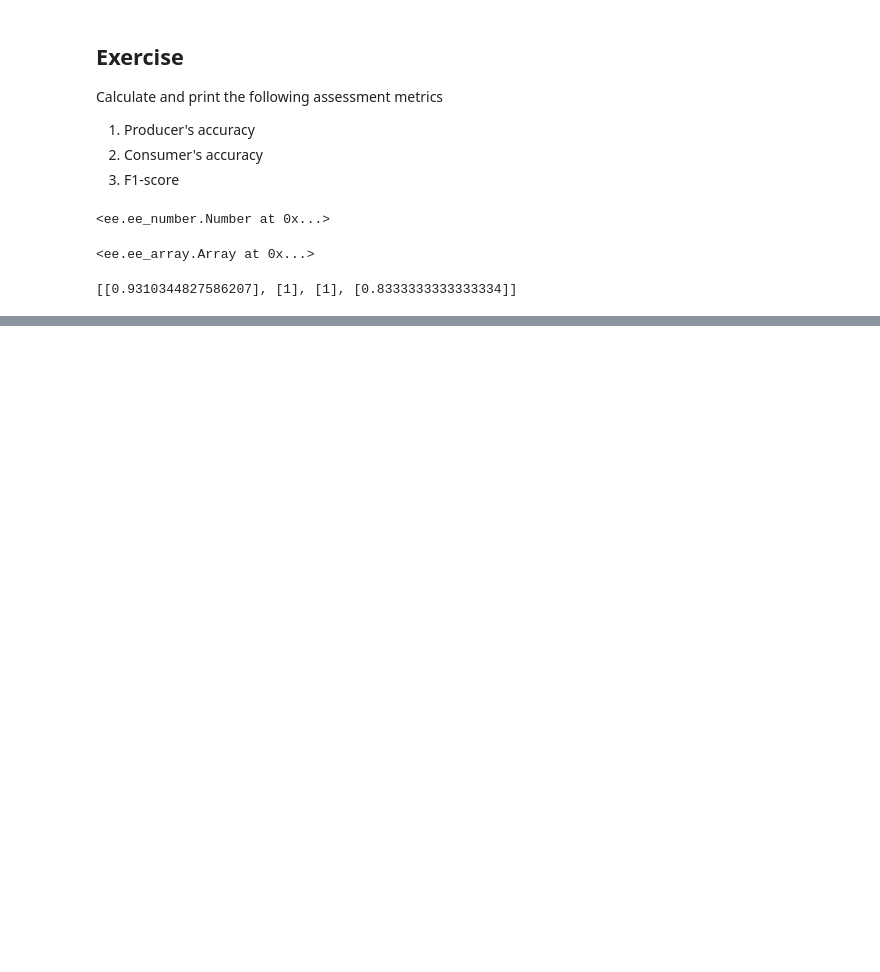
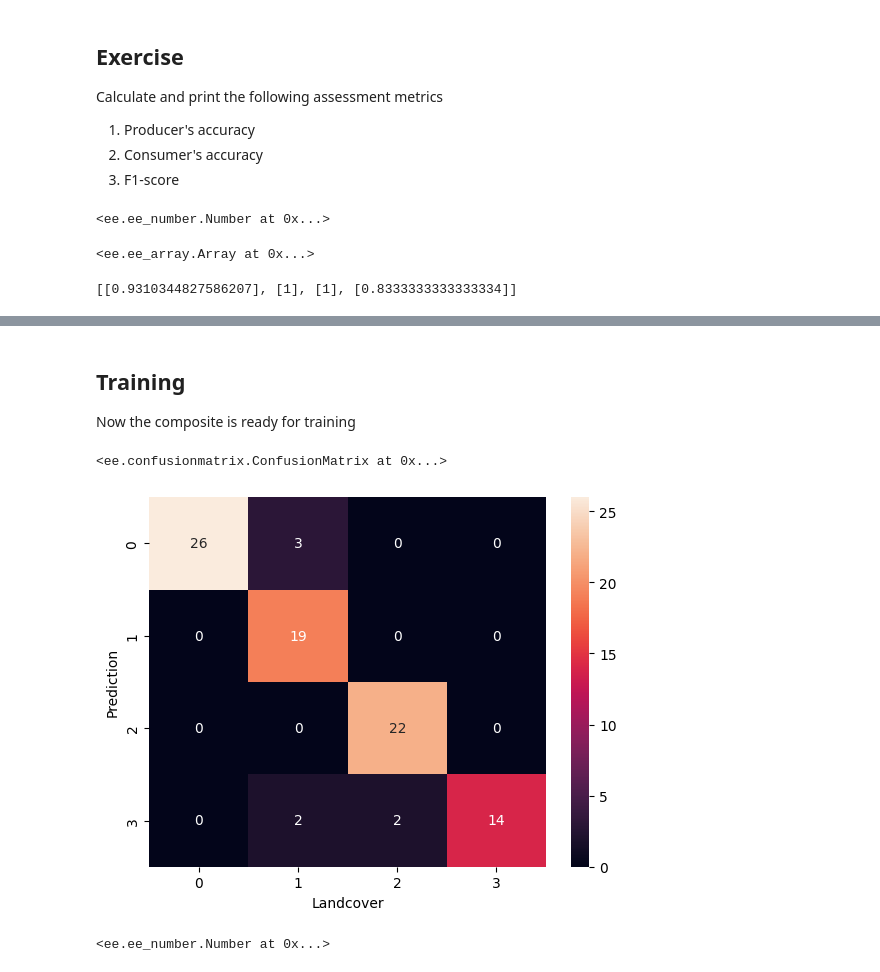
Before and after one commit to kavyajeetbora/end_to_end_gee_with_python, a Jupyter notebook: end_to_end_earth_engine/Module_03_Supervised_Classification.ipynb, the cells around one changed output, grey strips where cells are left out. Saved outputs shown, nothing was run; the diff lists cells and outputs as text; code cells hidden in the pictures; blank space fills up the shorter version.

```diff
--- a/end_to_end_earth_engine/Module_03_Supervised_Classification.ipynb
+++ b/end_to_end_earth_engine/Module_03_Supervised_Classification.ipynb
@@ -356,0 +439,7 @@ cm.producersAccuracy().getInfo()
+# %%
+alos = ee.ImageCollection('JAXA/ALOS/AW3D30/V3_2')
+
+elevation = alos.select('DSM').mosaic().rename('elev')
+slope = ee.Terrain.slope(elevation).rename('slope')
+
+composite = composite.addBands(elevation).addBands(slope)
@@ -356,0 +483,49 @@ cm.producersAccuracy().getInfo()
+# %% [markdown]
+## Training
+
+Now the composite is ready for training
+# %%
+## Create a random column which will assign a float number to each feature with uniform distribution
+gcps = gcp.randomColumn()
+train_test_split = 0.8
+trainGCP = gcps.filter(ee.Filter.lt('random', train_test_split))
+testGCP = gcps.filter(ee.Filter.gte('random',train_test_split))
+
+training = composite.sampleRegions(
+    collection = trainGCP,
+    properties = ['landcover'],
+    scale=10,
+    tileScale=16
+)
+
+classifier = ee.Classifier.smileRandomForest(50).train(
+    features = training, ## Are the feature collection with labels
+    classProperty = 'landcover',
+    inputProperties = composite.bandNames()
+)
+
+## After training, now classify all the pixels from the composite and visualize
+classified = composite.classify(classifier)
+# %%
+test = classified.sampleRegions(
+    collection = testGCP,
+    properties = ['landcover'],
+    scale = 10,
+    tileScale = 16
+)
+# %%
+cm = test.errorMatrix('landcover', 'classification')
+cm
+# %% [output]
+<ee.confusionmatrix.ConfusionMatrix at 0x...>
+# %%
+ax = sns.heatmap(cm.getInfo(), annot=True)
+ax.set_xlabel('Landcover')
+ax.set_ylabel('Prediction');
+# %% [output]
+[figure, added]
+# %%
+## Overall accuracy
+cm.accuracy()
+# %% [output]
+<ee.ee_number.Number at 0x...>
```
Also changed, not shown: parts of 16 cells of this notebook.
